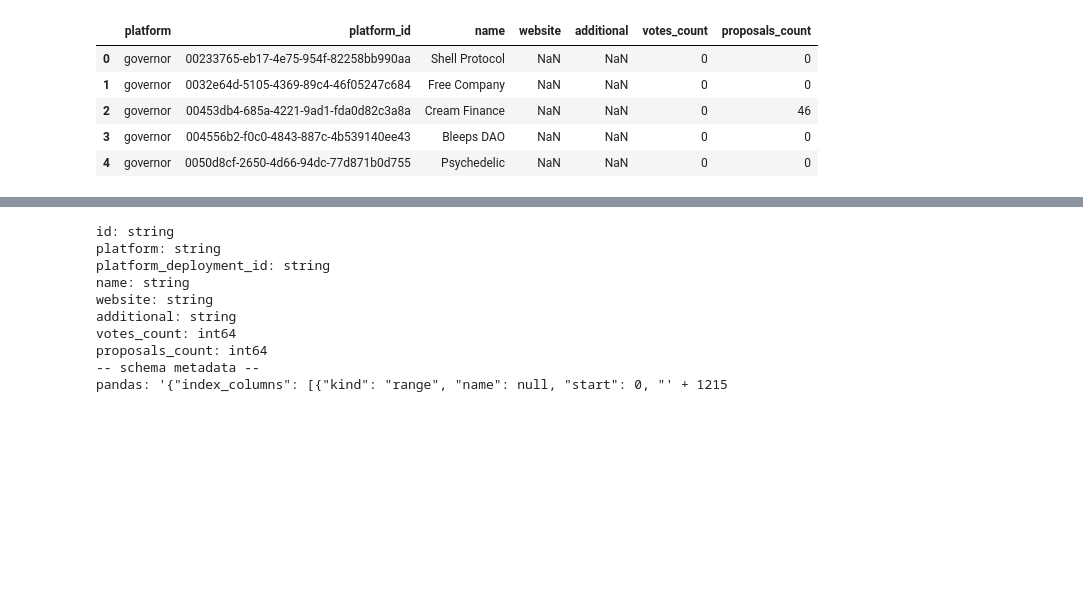
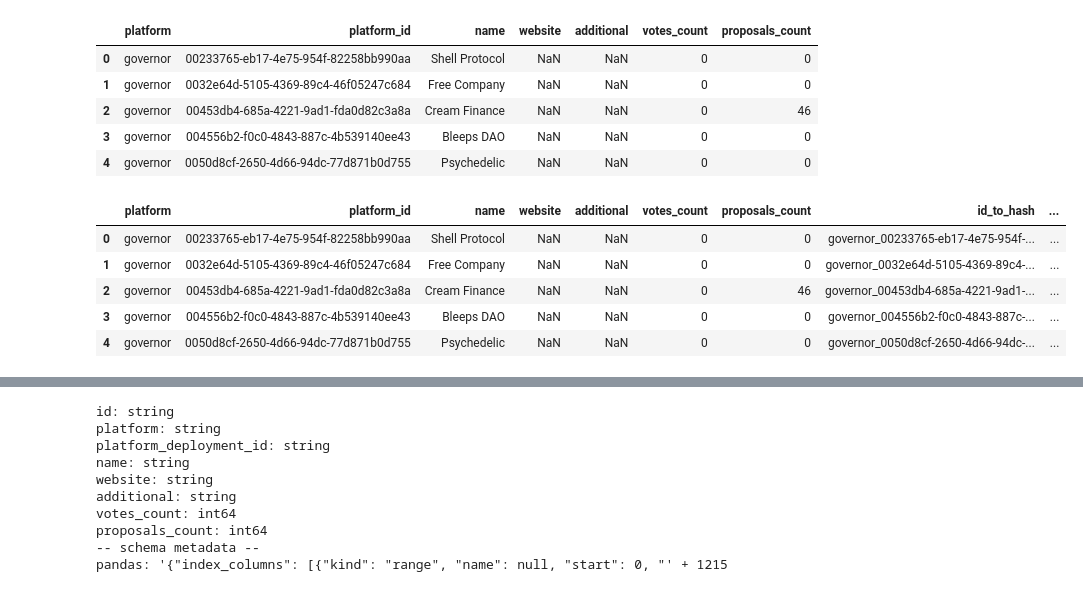
Before and after one commit to daviddavo/daos-verano, a Jupyter notebook: parquet_cleanup/v5_prepare_governor_deployments.ipynb, the cells around one changed output, grey strips where cells are left out. Saved outputs shown, nothing was run; the diff lists cells and outputs as text; code cells hidden in the pictures; blank space fills up the shorter version.

```diff
--- a/parquet_cleanup/v5_prepare_governor_deployments.ipynb
+++ b/parquet_cleanup/v5_prepare_governor_deployments.ipynb
@@ -2,8 +2,8 @@
 deployments
 # %%
 import pandas as pd
-governor_deployments_df = pd.read_csv('../deployments/governor/governor_deployments.csv')
-governor_deployments_df.head()
+df = pd.read_csv('../deployments/governor/governor_deployments.csv')
+df.head()
 # %% [output]
 |  | platform | platform_id | name | website | additional | votes_count | proposals_count |
 | 0 | governor | 00233765-eb17-4e75-954f-82258bb990aa | Shell Protocol | NaN | NaN | 0 | 0 |
@@ -11,3 +11,15 @@ governor_deployments_df.head()
 | 2 | governor | 00453db4-685a-4221-9ad1-fda0d82c3a8a | Cream Finance | NaN | NaN | 0 | 46 |
 | 3 | governor | 004556b2-f0c0-4843-887c-4b539140ee43 | Bleeps DAO | NaN | NaN | 0 | 0 |
 | 4 | governor | 0050d8cf-2650-4d66-94dc-77d871b0d755 | Psychedelic | NaN | NaN | 0 | 0 |
+# %%
+import uuid
+df['id_to_hash'] = df.apply(lambda row: row['platform'] + '_' + str(row['platform_id']), axis=1)
+df['id'] = df.apply(lambda row: str(uuid.uuid5(uuid.NAMESPACE_OID, row['id_to_hash'])), axis=1)
+df.head()
+# %% [output]
+|  | platform | platform_id | name | website | additional | votes_count | proposals_count | id_to_hash | ... |
+| 0 | governor | 00233765-eb17-4e75-954f-82258bb990aa | Shell Protocol | NaN | NaN | 0 | 0 | governor_00233765-eb17-4e75-954f-... | ... |
+| 1 | governor | 0032e64d-5105-4369-89c4-46f05247c684 | Free Company | NaN | NaN | 0 | 0 | governor_0032e64d-5105-4369-89c4-... | ... |
+| 2 | governor | 00453db4-685a-4221-9ad1-fda0d82c3a8a | Cream Finance | NaN | NaN | 0 | 46 | governor_00453db4-685a-4221-9ad1-... | ... |
+| 3 | governor | 004556b2-f0c0-4843-887c-4b539140ee43 | Bleeps DAO | NaN | NaN | 0 | 0 | governor_004556b2-f0c0-4843-887c-... | ... |
+| 4 | governor | 0050d8cf-2650-4d66-94dc-77d871b0d755 | Psychedelic | NaN | NaN | 0 | 0 | governor_0050d8cf-2650-4d66-94dc-... | ... |
```
Also changed, not shown: parts of 23 cells of this notebook, 2 other files.
